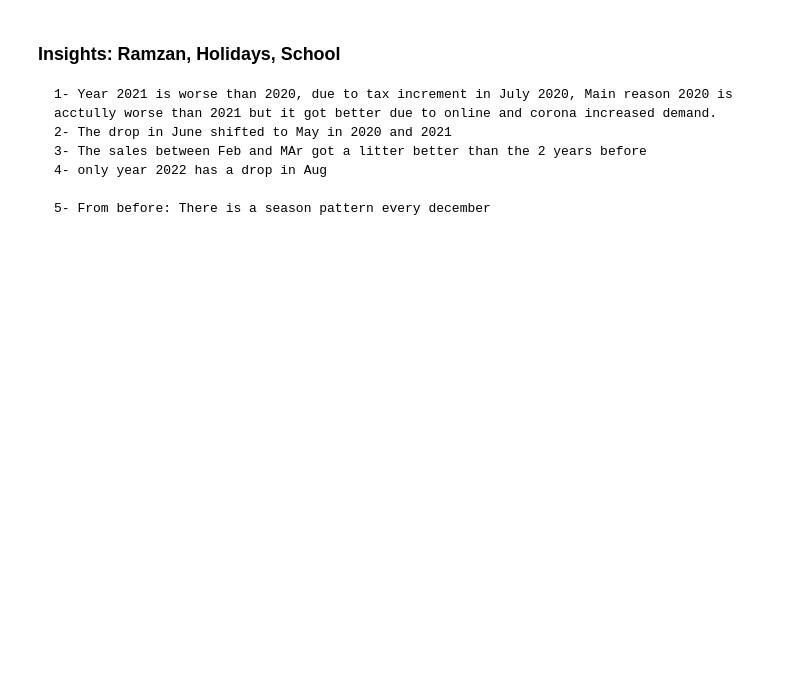
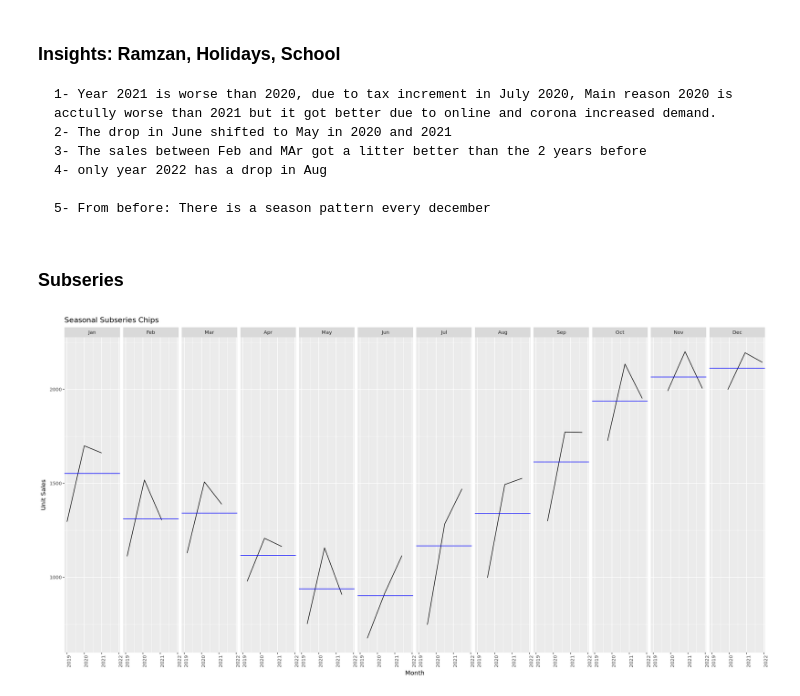
Before and after one commit to Ibrahim-Khayat/-IE499, a Jupyter notebook: index.ipynb, the cells around one changed output. Cells and saved outputs as stored; diff of their text form; code cells hidden in the pictures; blank space fills up the shorter version.

```diff
--- a/index.ipynb
+++ b/index.ipynb
@@ -123,4 +141,18 @@ Karthik |>
 
     5- From before: There is a season pattern every december
 # %% [markdown]
-###
+### Subseries
+# %%
+options(
+  repr.plot.width = 18,   # Set the width in inches
+  repr.plot.height = 9  # Set the height in inches
+)
+
+Chips_train |>
+  gg_subseries(Observation) +
+  labs(
+    y = "Unit Sales",
+    title = "Seasonal Subseries Chips"
+  )
+# %% [output]
+[figure, added]
```
Also changed, not shown: parts of 12 cells of this notebook.
